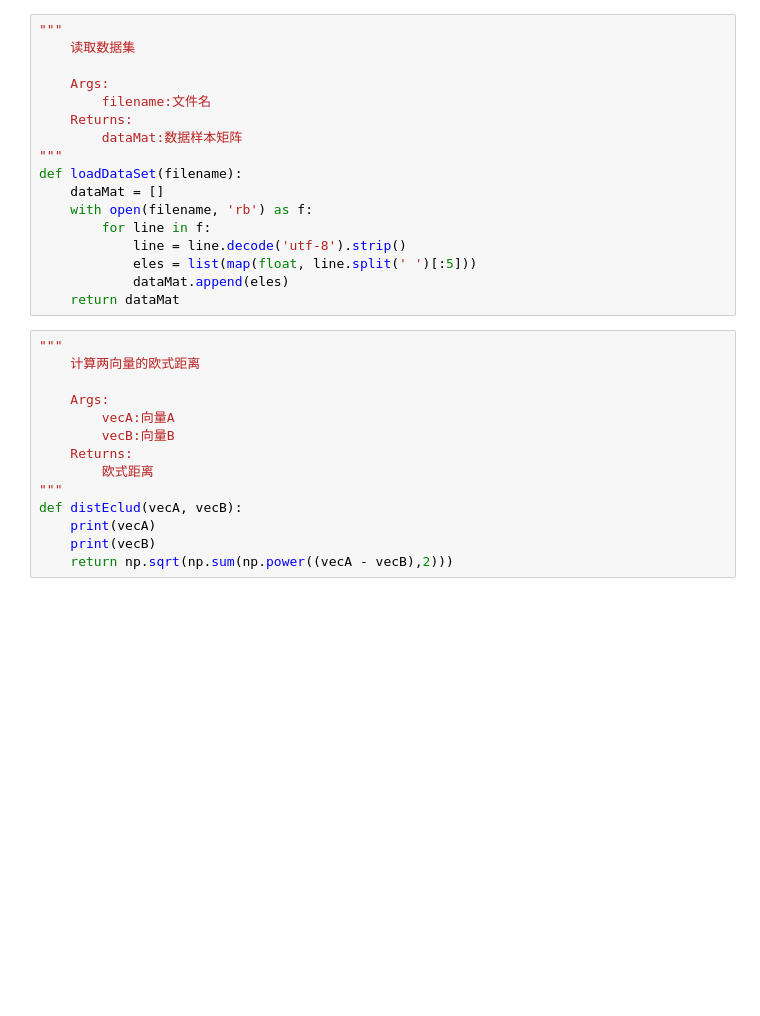
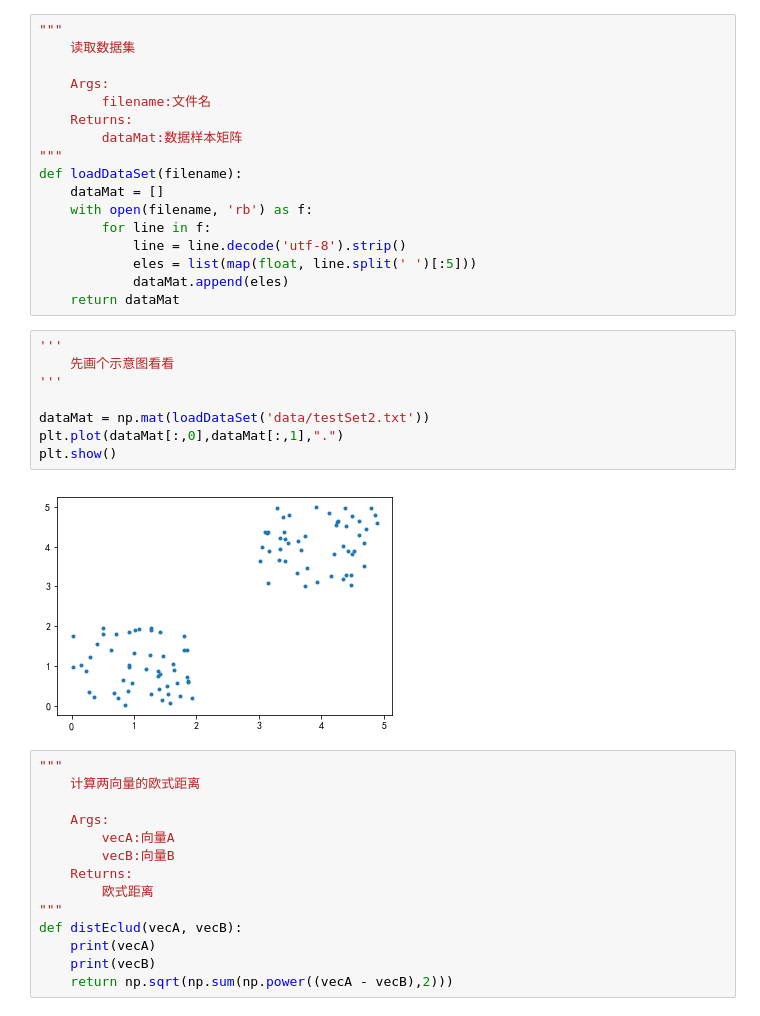
Before and after one commit to fangxiang946/MyAILearning, a Jupyter notebook: notebook/k-means/k-means算法.ipynb, the cells around one changed output. Saved outputs shown, nothing was run; the diff lists cells and outputs as text; blank space fills up the shorter version.

```diff
--- a/notebook/k-means/k-means算法.ipynb
+++ b/notebook/k-means/k-means算法.ipynb
@@ -39,6 +45,16 @@ def loadDataSet(filename):
             eles = list(map(float, line.split(' ')[:5]))
             dataMat.append(eles)
     return dataMat
+# %%
+'''
+    先画个示意图看看
+'''
+
+dataMat = np.mat(loadDataSet('data/testSet2.txt'))
+plt.plot(dataMat[:,0],dataMat[:,1],".")
+plt.show()
+# %% [output]
+[figure, added]
 # %%
 """
     计算两向量的欧式距离
```
Also changed, not shown: parts of 4 cells of this notebook, 1 other file.
